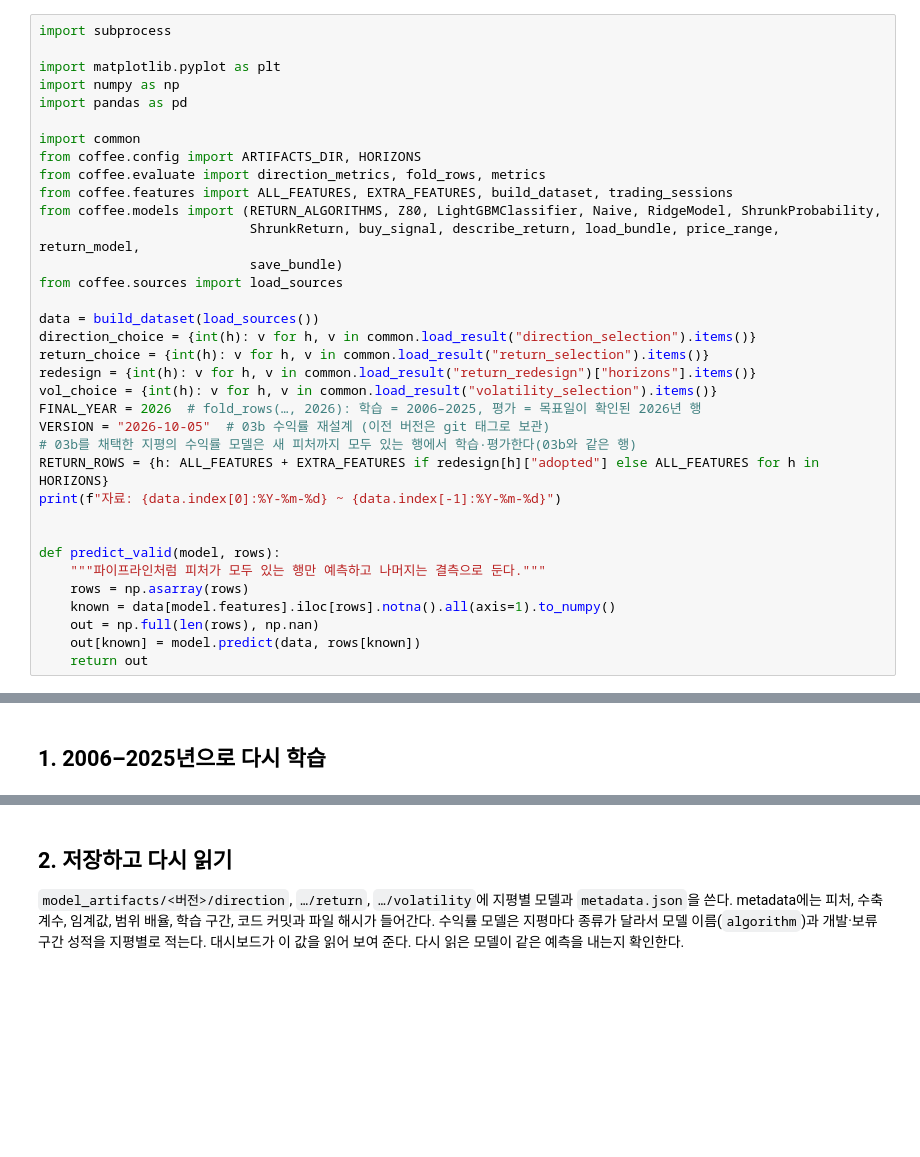
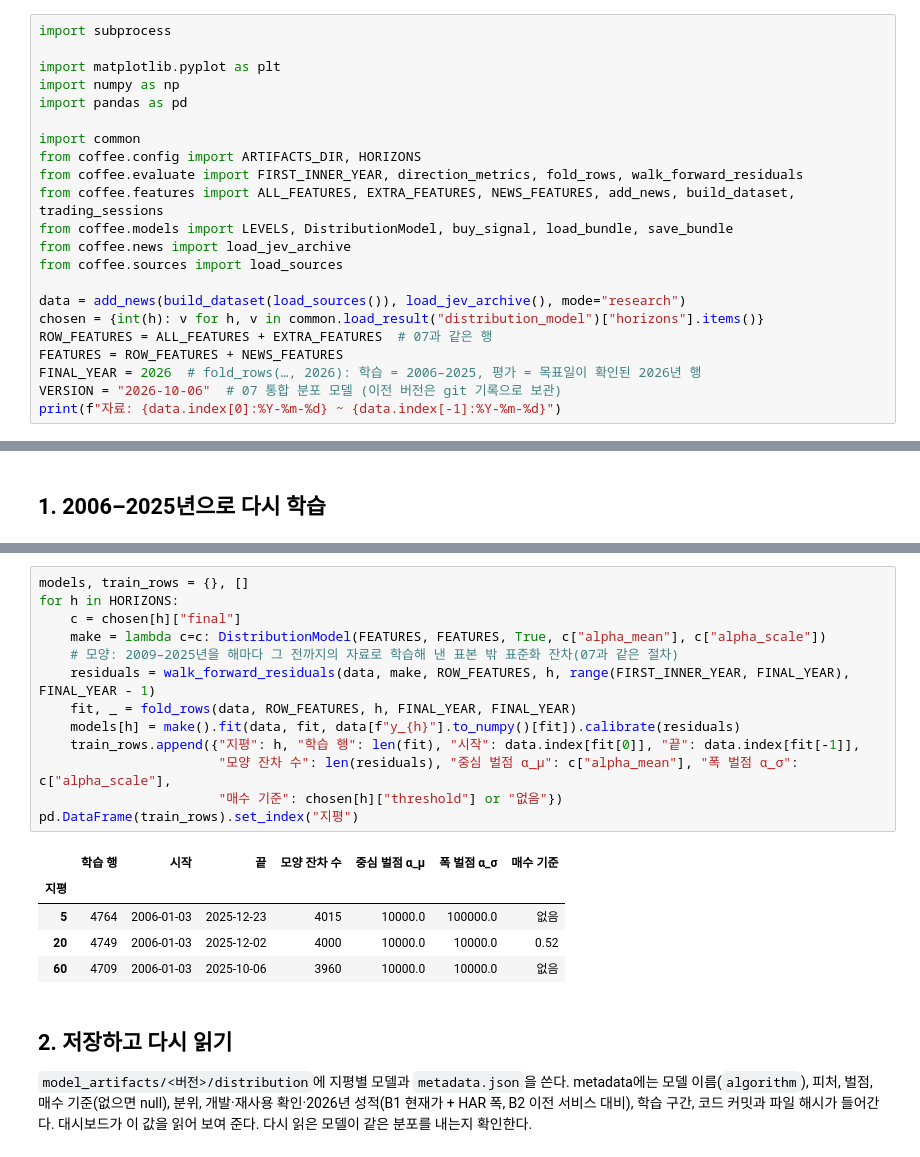
Before and after one commit to sjinie/Coffee_Price_Prediction, a Jupyter notebook: notebooks/06_final_model.ipynb, the cells around one changed output, grey strips where cells are left out. Drawn from its saved outputs; the diff is of its cells as text; blank space fills up the shorter version.

```diff
--- a/notebooks/06_final_model.ipynb
+++ b/notebooks/06_final_model.ipynb
@@ -19,32 +21,19 @@ import pandas as pd
 
 import common
 from coffee.config import ARTIFACTS_DIR, HORIZONS
-from coffee.evaluate import direction_metrics, fold_rows, metrics
-from coffee.features import ALL_FEATURES, EXTRA_FEATURES, build_dataset, trading_sessions
-from coffee.models import (RETURN_ALGORITHMS, Z80, LightGBMClassifier, Naive, RidgeModel, ShrunkProbability,
-                           ShrunkReturn, buy_signal, describe_return, load_bundle, price_range, return_model,
-                           save_bundle)
+from coffee.evaluate import FIRST_INNER_YEAR, direction_metrics, fold_rows, walk_forward_residuals
+from coffee.features import ALL_FEATURES, EXTRA_FEATURES, NEWS_FEATURES, add_news, build_dataset, trading_sessions
+from coffee.models import LEVELS, DistributionModel, buy_signal, load_bundle, save_bundle
+from coffee.news import load_jev_archive
 from coffee.sources import load_sources
 
-data = build_dataset(load_sources())
-direction_choice = {int(h): v for h, v in common.load_result("direction_selection").items()}
-return_choice = {int(h): v for h, v in common.load_result("return_selection").items()}
-redesign = {int(h): v for h, v in common.load_result("return_redesign")["horizons"].items()}
-vol_choice = {int(h): v for h, v in common.load_result("volatility_selection").items()}
+data = add_news(build_dataset(load_sources()), load_jev_archive(), mode="research")
+chosen = {int(h): v for h, v in common.load_result("distribution_model")["horizons"].items()}
+ROW_FEATURES = ALL_FEATURES + EXTRA_FEATURES  # 07과 같은 행
+FEATURES = ROW_FEATURES + NEWS_FEATURES
 FINAL_YEAR = 2026  # fold_rows(…, 2026): 학습 = 2006–2025, 평가 = 목표일이 확인된 2026년 행
-VERSION = "2026-10-05"  # 03b 수익률 재설계 (이전 버전은 git 태그로 보관)
-# 03b를 채택한 지평의 수익률 모델은 새 피처까지 모두 있는 행에서 학습·평가한다(03b와 같은 행)
-RETURN_ROWS = {h: ALL_FEATURES + EXTRA_FEATURES if redesign[h]["adopted"] else ALL_FEATURES for h in HORIZONS}
+VERSION = "2026-10-06"  # 07 통합 분포 모델 (이전 버전은 git 기록으로 보관)
 print(f"자료: {data.index[0]:%Y-%m-%d} ~ {data.index[-1]:%Y-%m-%d}")
-
-
-def predict_valid(model, rows):
-    """파이프라인처럼 피처가 모두 있는 행만 예측하고 나머지는 결측으로 둔다."""
-    rows = np.asarray(rows)
-    known = data[model.features].iloc[rows].notna().all(axis=1).to_numpy()
-    out = np.full(len(rows), np.nan)
-    out[known] = model.predict(data, rows[known])
-    return out
 # %% [output]
 자료: 2005-01-03 ~ 2026-10-02
 # %% [markdown]
@@ -98,4 +41,23 @@ pd.DataFrame(train_rows).set_index(["모델", "지평"]).round(3)
+# %%
+models, train_rows = {}, []
+for h in HORIZONS:
+    c = chosen[h]["final"]
+    make = lambda c=c: DistributionModel(FEATURES, FEATURES, True, c["alpha_mean"], c["alpha_scale"])
+    # 모양: 2009–2025년을 해마다 그 전까지의 자료로 학습해 낸 표본 밖 표준화 잔차(07과 같은 절차)
+    residuals = walk_forward_residuals(data, make, ROW_FEATURES, h, range(FIRST_INNER_YEAR, FINAL_YEAR), FINAL_YEAR - 1)
+    fit, _ = fold_rows(data, ROW_FEATURES, h, FINAL_YEAR, FINAL_YEAR)
+    models[h] = make().fit(data, fit, data[f"y_{h}"].to_numpy()[fit]).calibrate(residuals)
+    train_rows.append({"지평": h, "학습 행": len(fit), "시작": data.index[fit[0]], "끝": data.index[fit[-1]],
+                       "모양 잔차 수": len(residuals), "중심 벌점 α_μ": c["alpha_mean"], "폭 벌점 α_σ": c["alpha_scale"],
+                       "매수 기준": chosen[h]["threshold"] or "없음"})
+pd.DataFrame(train_rows).set_index("지평")
+# %% [output]
+|  | 학습 행 | 시작 | 끝 | 모양 잔차 수 | 중심 벌점 α_μ | 폭 벌점 α_σ | 매수 기준 |
+| 지평 |  |  |  |  |  |  |  |
+| 5 | 4764 | 2006-01-03 | 2025-12-23 | 4015 | 10000.0 | 100000.0 | 없음 |
+| 20 | 4749 | 2006-01-03 | 2025-12-02 | 4000 | 10000.0 | 10000.0 | 0.52 |
+| 60 | 4709 | 2006-01-03 | 2025-10-06 | 3960 | 10000.0 | 10000.0 | 없음 |
 # %% [markdown]
 ## 2. 저장하고 다시 읽기
 
-`model_artifacts/<버전>/direction`, `…/return`, `…/volatility`에 지평별 모델과 `metadata.json`을 쓴다. metadata에는 피처, 수축 계수, 임계값, 범위 배율, 학습 구간, 코드 커밋과 파일 해시가 들어간다. 수익률 모델은 지평마다 종류가 달라서 모델 이름(`algorithm`)과 개발·보류 구간 성적을 지평별로 적는다. 대시보드가 이 값을 읽어 보여 준다. 다시 읽은 모델이 같은 예측을 내는지 확인한다.
+`model_artifacts/<버전>/distribution`에 지평별 모델과 `metadata.json`을 쓴다. metadata에는 모델 이름(`algorithm`), 피처, 벌점, 매수 기준(없으면 null), 분위, 개발·재사용 확인·2026년 성적(B1 현재가 + HAR 폭, B2 이전 서비스 대비), 학습 구간, 코드 커밋과 파일 해시가 들어간다. 대시보드가 이 값을 읽어 보여 준다. 다시 읽은 모델이 같은 분포를 내는지 확인한다.
```
Also changed, not shown: parts of 21 cells of this notebook, 22 other files.
